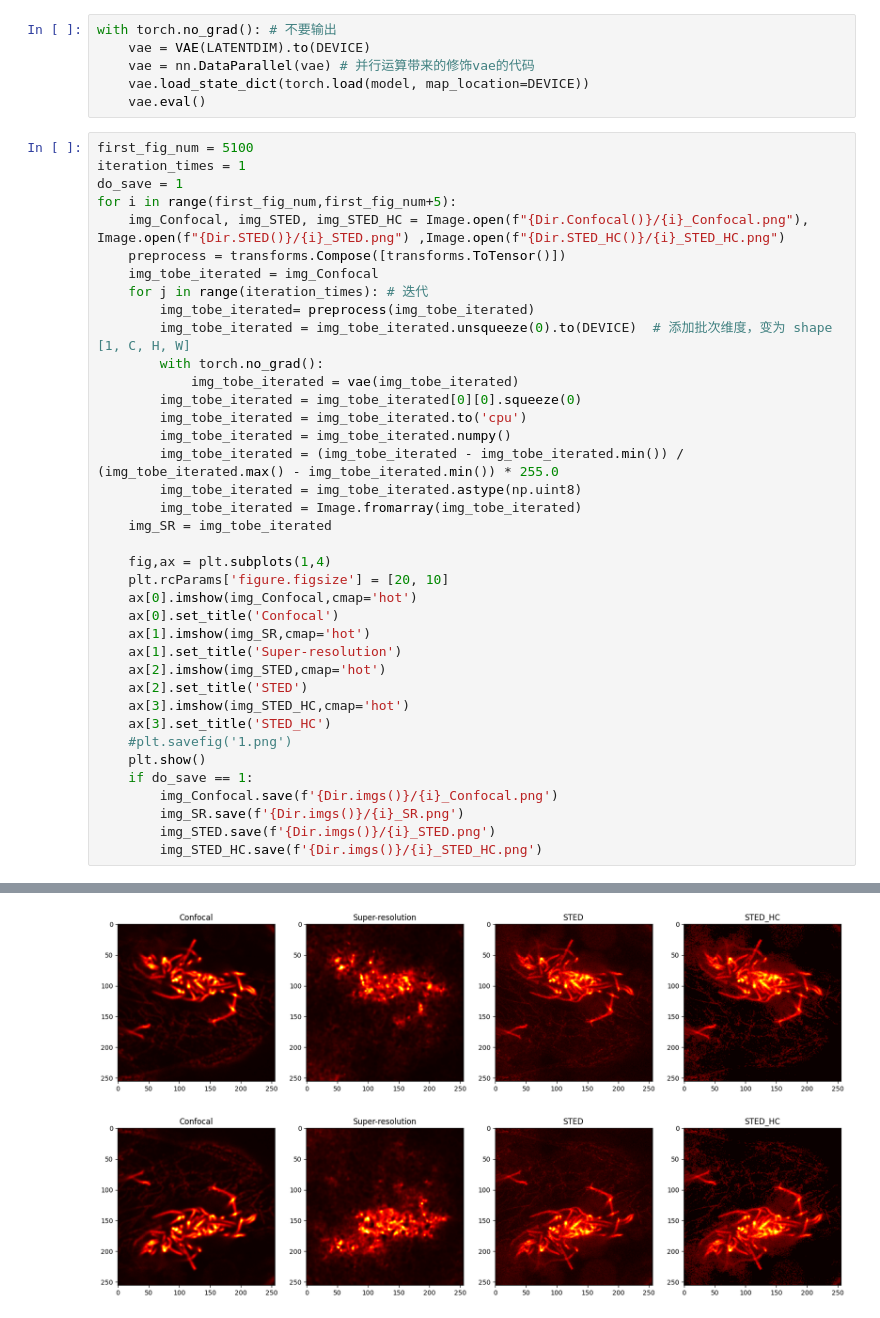
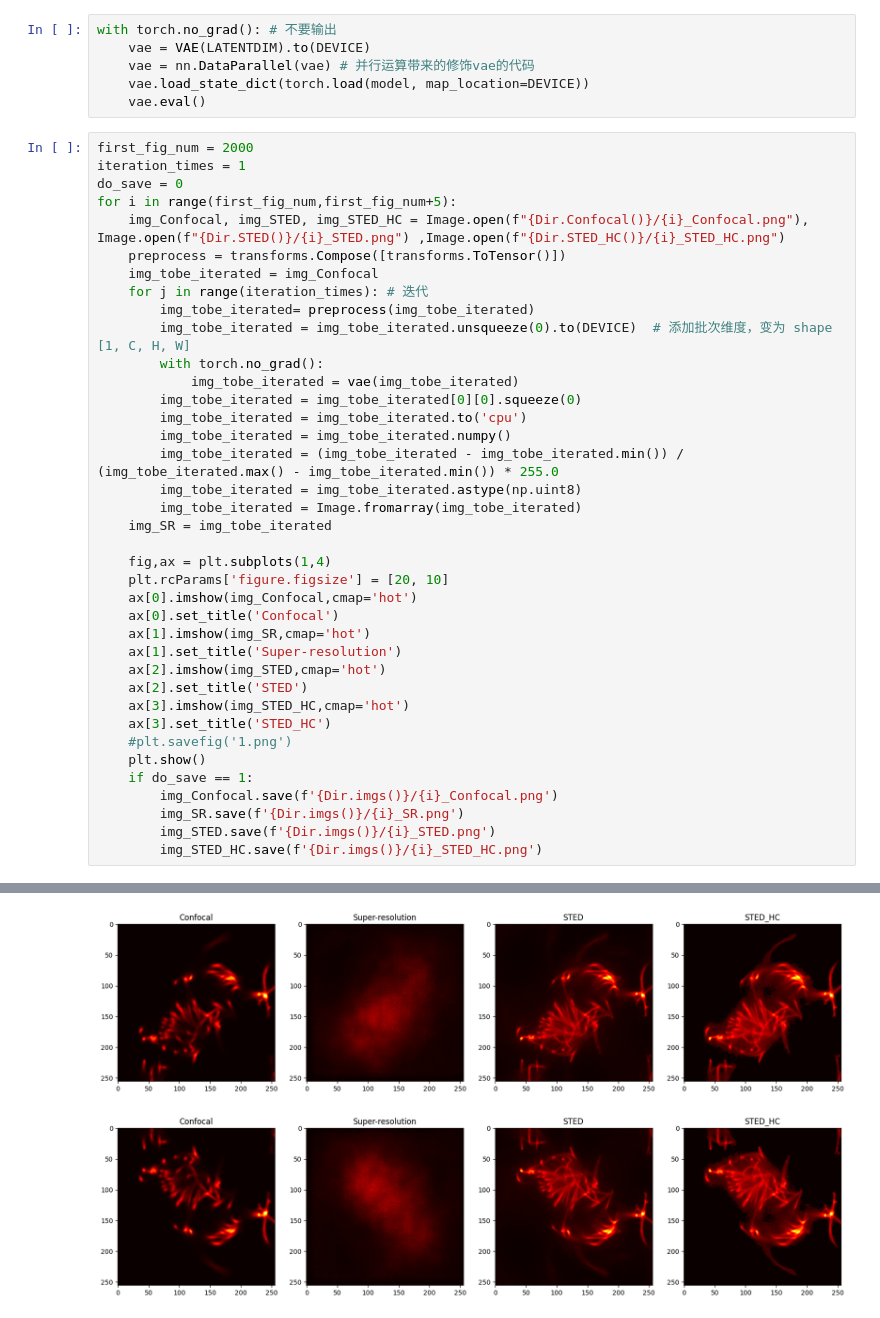
Before and after one commit to boobyuuuu/SR, a Jupyter notebook: codes/Application.ipynb, the cells around one changed output, grey strips where cells are left out. Saved outputs shown, nothing was run; the diff lists cells and outputs as text.

```diff
--- a/codes/Application.ipynb
+++ b/codes/Application.ipynb
@@ -20,9 +20,9 @@ with torch.no_grad(): # 不要输出
     vae.load_state_dict(torch.load(model, map_location=DEVICE))
     vae.eval()
 # %%
-first_fig_num = 5100
+first_fig_num = 2000
 iteration_times = 1
-do_save = 1
+do_save = 0
 for i in range(first_fig_num,first_fig_num+5):
     img_Confocal, img_STED, img_STED_HC = Image.open(f"{Dir.Confocal()}/{i}_Confocal.png"), Image.open(f"{Dir.STED()}/{i}_STED.png") ,Image.open(f"{Dir.STED_HC()}/{i}_STED_HC.png")
     preprocess = transforms.Compose([transforms.ToTensor()])
@@ -63,2 +63,2 @@ for i in range(first_fig_num,first_fig_num+5):
-[figure, old version]
+[figure, new version]
-[figure, old version]
+[figure, new version]
```
Also changed, not shown: parts of 2 cells of this notebook, 4 other files.
